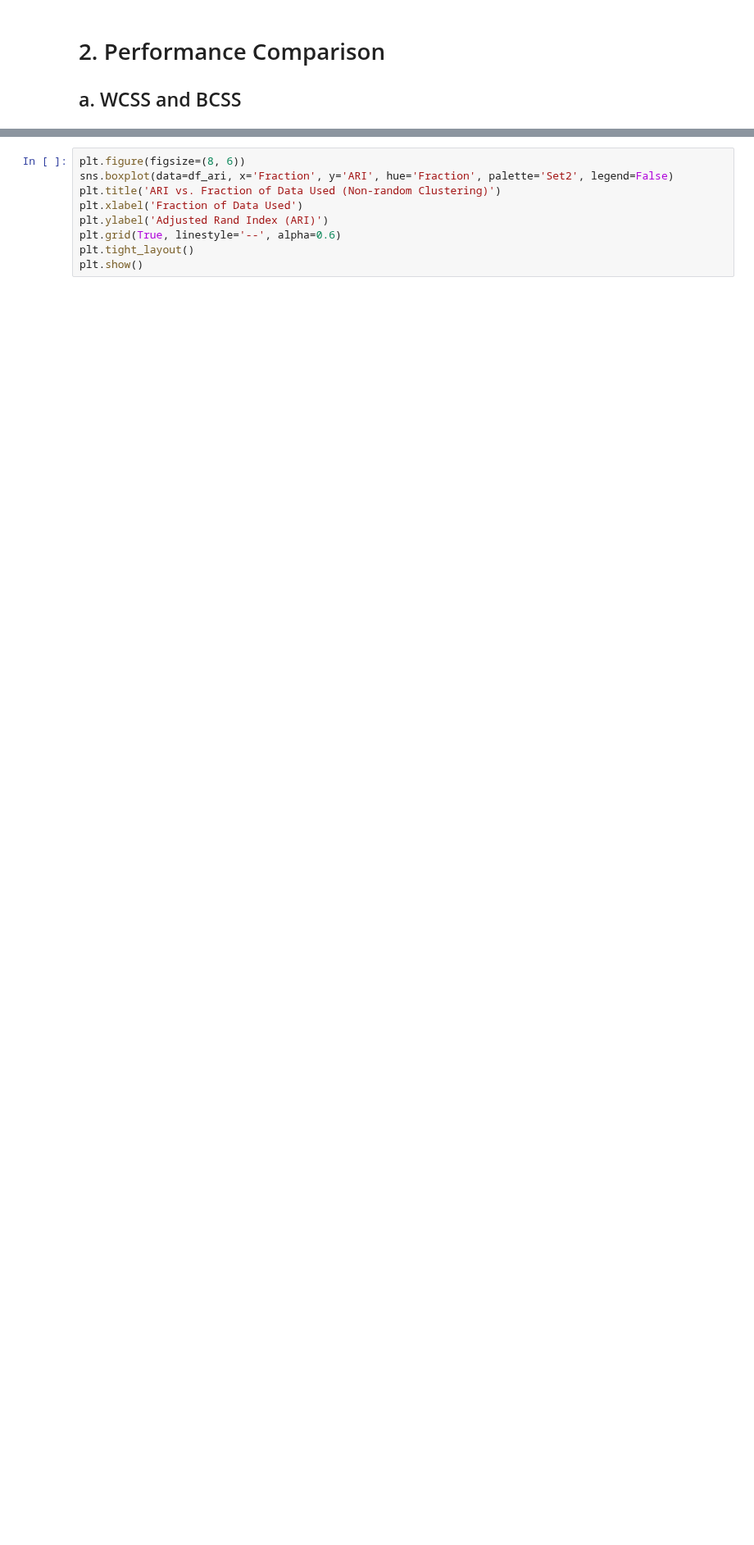
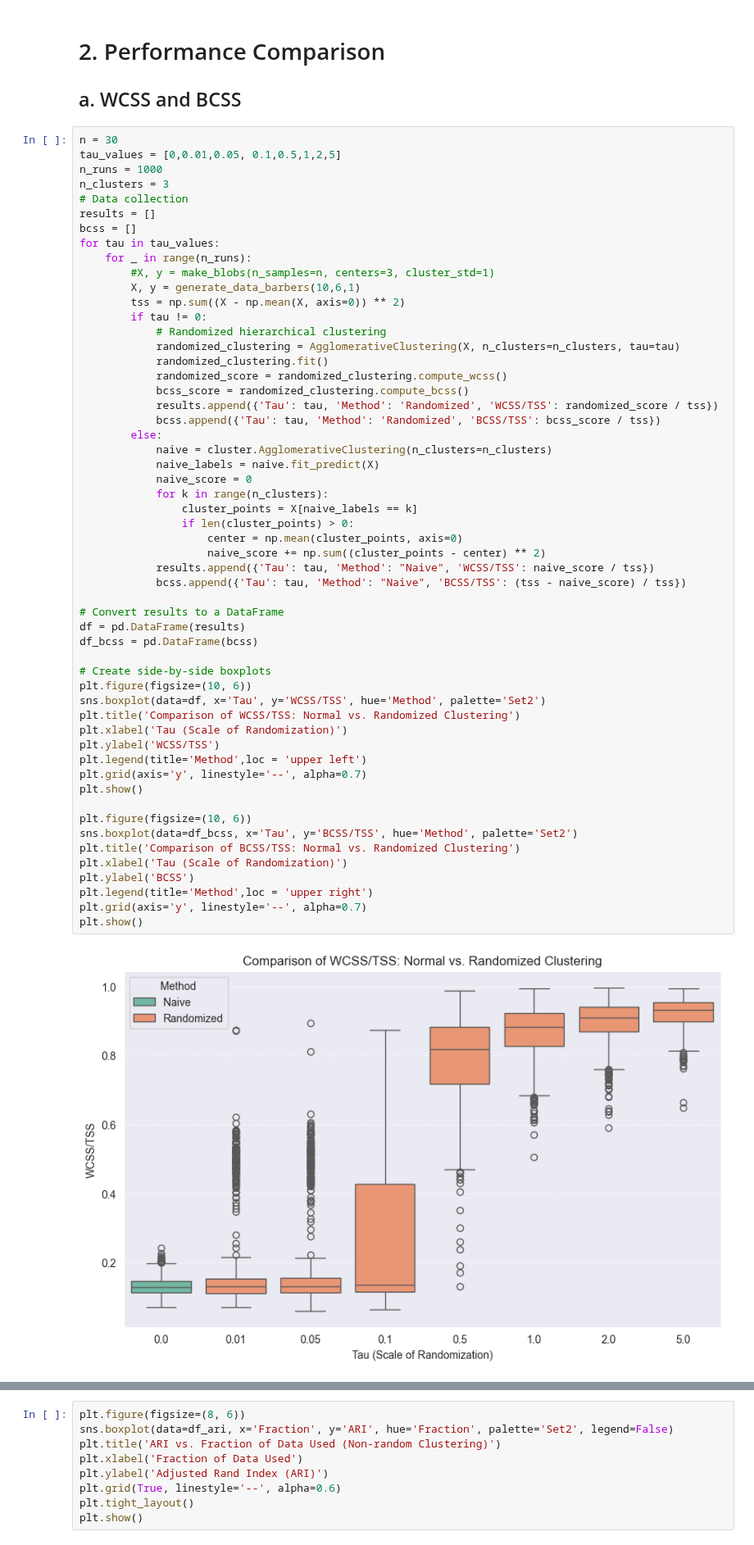
Before and after one commit to judywu4800/SI_HierarchicalClustering, a Jupyter notebook: performance_comparison.ipynb, the cells around one changed output, grey strips where cells are left out. Shown at 82% size. Drawn from its saved outputs; the diff is of its cells as text; blank space fills up the shorter version.

```diff
--- a/performance_comparison.ipynb
+++ b/performance_comparison.ipynb
@@ -280,3 +280,60 @@ plt.show()
 # %% [markdown]
 # 2. Performance Comparison
 ## a. WCSS and BCSS
+# %%
+n = 30
+tau_values = [0,0.01,0.05, 0.1,0.5,1,2,5]
+n_runs = 1000
+n_clusters = 3
+# Data collection
+results = []
+bcss = []
+for tau in tau_values:
+    for _ in range(n_runs):
+        #X, y = make_blobs(n_samples=n, centers=3, cluster_std=1)
+        X, y = generate_data_barbers(10,6,1)
+        tss = np.sum((X - np.mean(X, axis=0)) ** 2)
+        if tau != 0:
+            # Randomized hierarchical clustering
+            randomized_clustering = AgglomerativeClustering(X, n_clusters=n_clusters, tau=tau)
+            randomized_clustering.fit()
+            randomized_score = randomized_clustering.compute_wcss()
+            bcss_score = randomized_clustering.compute_bcss()
+            results.append({'Tau': tau, 'Method': 'Randomized', 'WCSS/TSS': randomized_score / tss})
+            bcss.append({'Tau': tau, 'Method': 'Randomized', 'BCSS/TSS': bcss_score / tss})
+        else:
+            naive = cluster.AgglomerativeClustering(n_clusters=n_clusters)
+            naive_labels = naive.fit_predict(X)
+            naive_score = 0
+            for k in range(n_clusters):
+                cluster_points = X[naive_labels == k]
+                if len(cluster_points) > 0:
+                    center = np.mean(cluster_points, axis=0)
+                    naive_score += np.sum((cluster_points - center) ** 2)
+            results.append({'Tau': tau, 'Method': "Naive", 'WCSS/TSS': naive_score / tss})
+            bcss.append({'Tau': tau, 'Method': "Naive", 'BCSS/TSS': (tss - naive_score) / tss})
+
+# Convert results to a DataFrame
+df = pd.DataFrame(results)
+df_bcss = pd.DataFrame(bcss)
+
+# Create side-by-side boxplots
+plt.figure(figsize=(10, 6))
+sns.boxplot(data=df, x='Tau', y='WCSS/TSS', hue='Method', palette='Set2')
+plt.title('Comparison of WCSS/TSS: Normal vs. Randomized Clustering')
+plt.xlabel('Tau (Scale of Randomization)')
+plt.ylabel('WCSS/TSS')
+plt.legend(title='Method',loc = 'upper left')
+plt.grid(axis='y', linestyle='--', alpha=0.7)
+plt.show()
+
+plt.figure(figsize=(10, 6))
+sns.boxplot(data=df_bcss, x='Tau', y='BCSS/TSS', hue='Method', palette='Set2')
+plt.title('Comparison of BCSS/TSS: Normal vs. Randomized Clustering')
+plt.xlabel('Tau (Scale of Randomization)')
+plt.ylabel('BCSS')
+plt.legend(title='Method',loc = 'upper right')
+plt.grid(axis='y', linestyle='--', alpha=0.7)
+plt.show()
+# %% [output]
+[figure, added]
```
Also changed, not shown: parts of 3 cells of this notebook, 14 other files.
